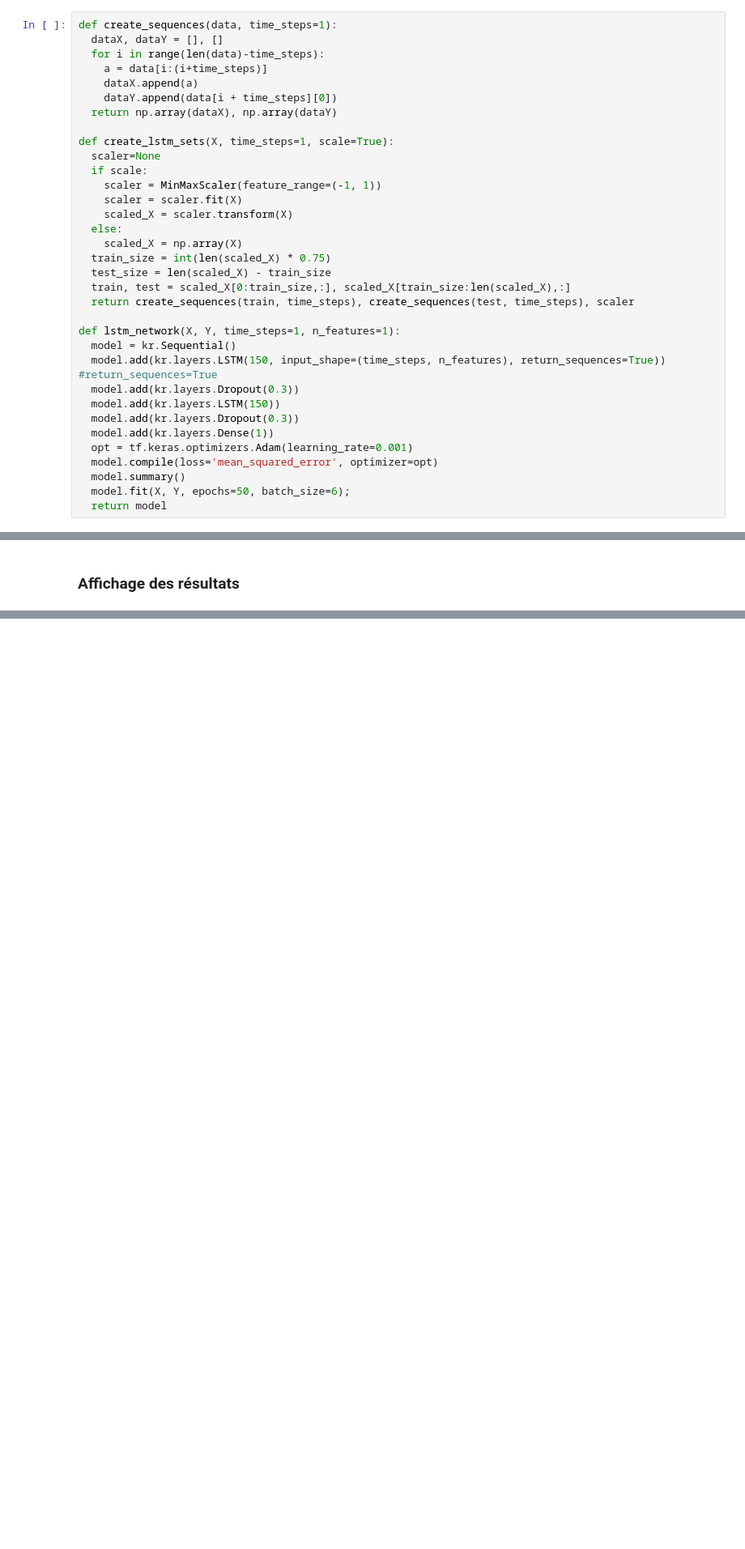
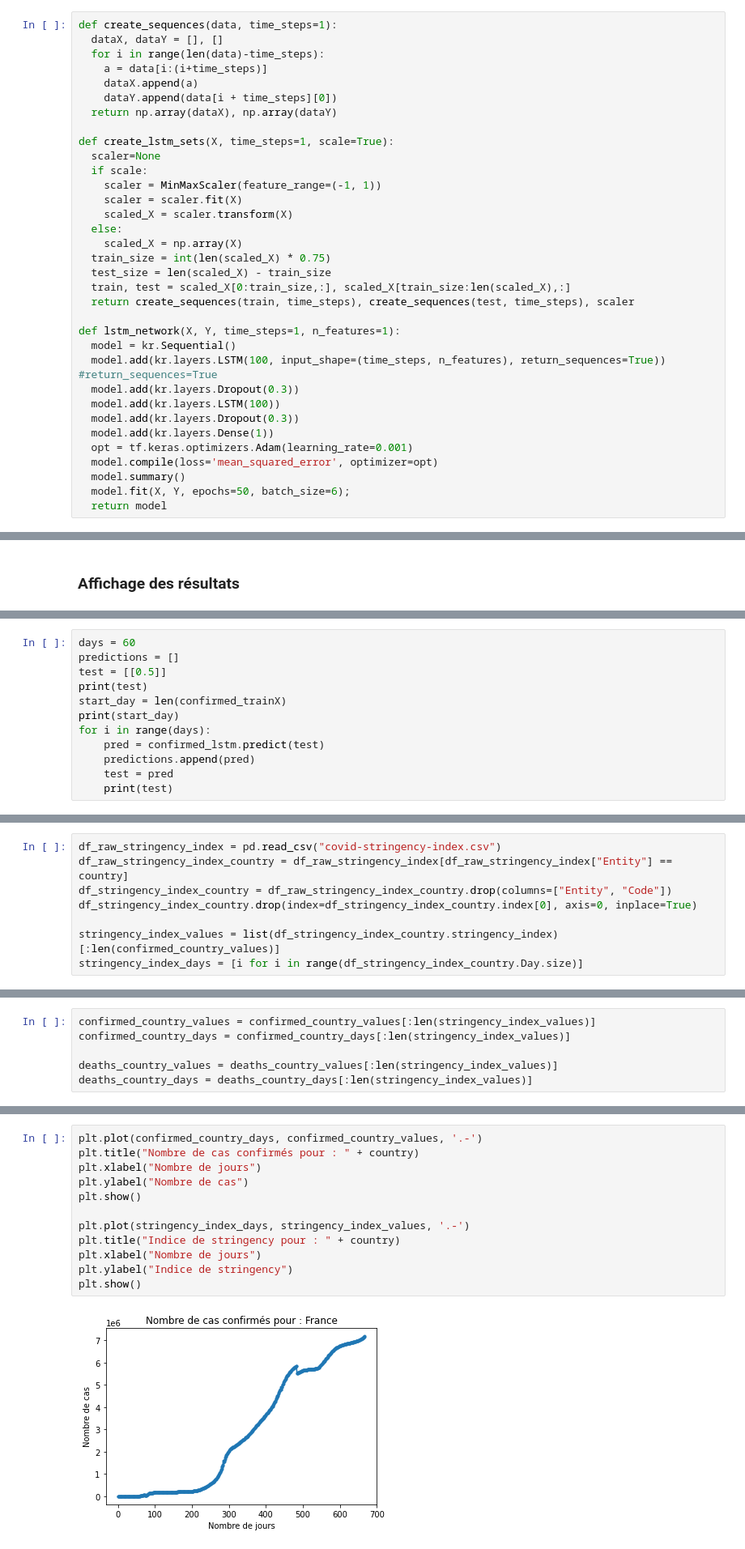
Before and after one commit to Alex2mars/UQAC_Forage_Projet_Covid, a Jupyter notebook: covid_predict.ipynb, the cells around one changed output, grey strips where cells are left out. Shown at 81% size. Cells and saved outputs as stored; diff of their text form; blank space fills up the shorter version.

```diff
--- a/covid_predict.ipynb
+++ b/covid_predict.ipynb
@@ -132,9 +138,9 @@ def create_lstm_sets(X, time_steps=1, scale=True):
 
 def lstm_network(X, Y, time_steps=1, n_features=1):
   model = kr.Sequential()
-  model.add(kr.layers.LSTM(150, input_shape=(time_steps, n_features), return_sequences=True)) #return_sequences=True
+  model.add(kr.layers.LSTM(100, input_shape=(time_steps, n_features), return_sequences=True)) #return_sequences=True
   model.add(kr.layers.Dropout(0.3))
-  model.add(kr.layers.LSTM(150))
+  model.add(kr.layers.LSTM(100))
   model.add(kr.layers.Dropout(0.3))
   model.add(kr.layers.Dense(1))
   opt = tf.keras.optimizers.Adam(learning_rate=0.001)
@@ -193,0 +239,12 @@ display_plot_lstm(deaths_lstm, deaths_scaler, deaths_trainX, deaths_trainY, deat
+# %%
+days = 60
+predictions = []
+test = [[0.5]]
+print(test)
+start_day = len(confirmed_trainX)
+print(start_day)
+for i in range(days):
+    pred = confirmed_lstm.predict(test)
+    predictions.append(pred)
+    test = pred
+    print(test)
@@ -193,0 +276,8 @@ display_plot_lstm(deaths_lstm, deaths_scaler, deaths_trainX, deaths_trainY, deat
+# %%
+df_raw_stringency_index = pd.read_csv("covid-stringency-index.csv")
+df_raw_stringency_index_country = df_raw_stringency_index[df_raw_stringency_index["Entity"] == country]
+df_stringency_index_country = df_raw_stringency_index_country.drop(columns=["Entity", "Code"])
+df_stringency_index_country.drop(index=df_stringency_index_country.index[0], axis=0, inplace=True)
+
+stringency_index_values = list(df_stringency_index_country.stringency_index)[:len(confirmed_country_values)]
+stringency_index_days = [i for i in range(df_stringency_index_country.Day.size)]
@@ -193,0 +286,6 @@ display_plot_lstm(deaths_lstm, deaths_scaler, deaths_trainX, deaths_trainY, deat
+# %%
+confirmed_country_values = confirmed_country_values[:len(stringency_index_values)]
+confirmed_country_days = confirmed_country_days[:len(stringency_index_values)]
+
+deaths_country_values = deaths_country_values[:len(stringency_index_values)]
+deaths_country_days = deaths_country_days[:len(stringency_index_values)]
@@ -193,0 +294,14 @@ display_plot_lstm(deaths_lstm, deaths_scaler, deaths_trainX, deaths_trainY, deat
+# %%
+plt.plot(confirmed_country_days, confirmed_country_values, '.-')
+plt.title("Nombre de cas confirmés pour : " + country)
+plt.xlabel("Nombre de jours")
+plt.ylabel("Nombre de cas")
+plt.show()
+
+plt.plot(stringency_index_days, stringency_index_values, '.-')
+plt.title("Indice de stringency pour : " + country)
+plt.xlabel("Nombre de jours")
+plt.ylabel("Indice de stringency")
+plt.show()
+# %% [output]
+[figure, added]
```
Also changed, not shown: parts of 28 cells of this notebook, 2 other files.
